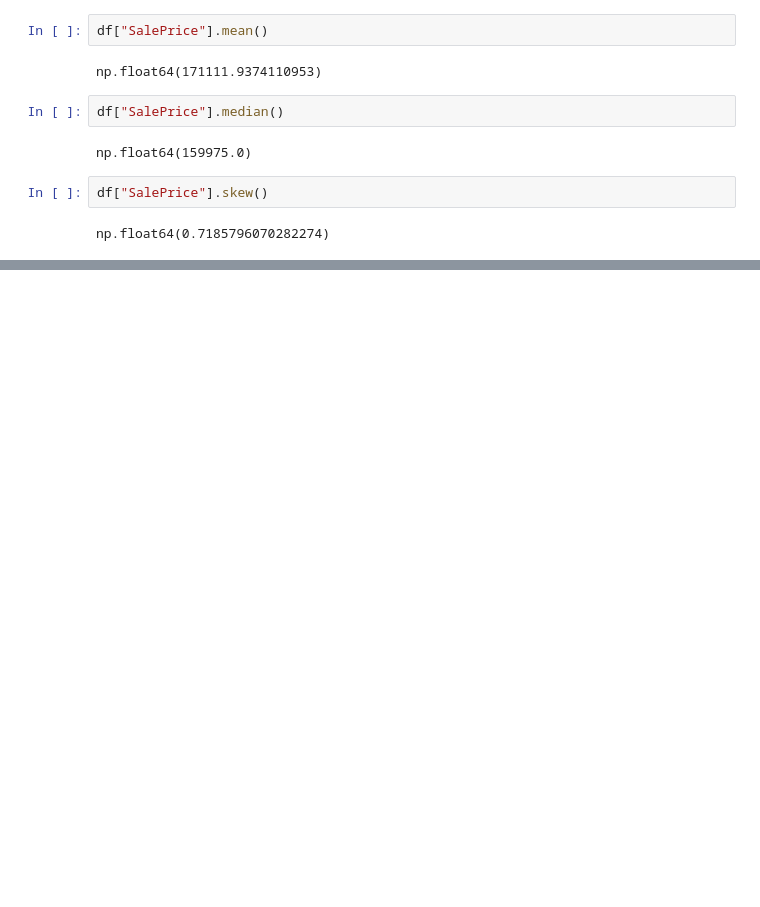
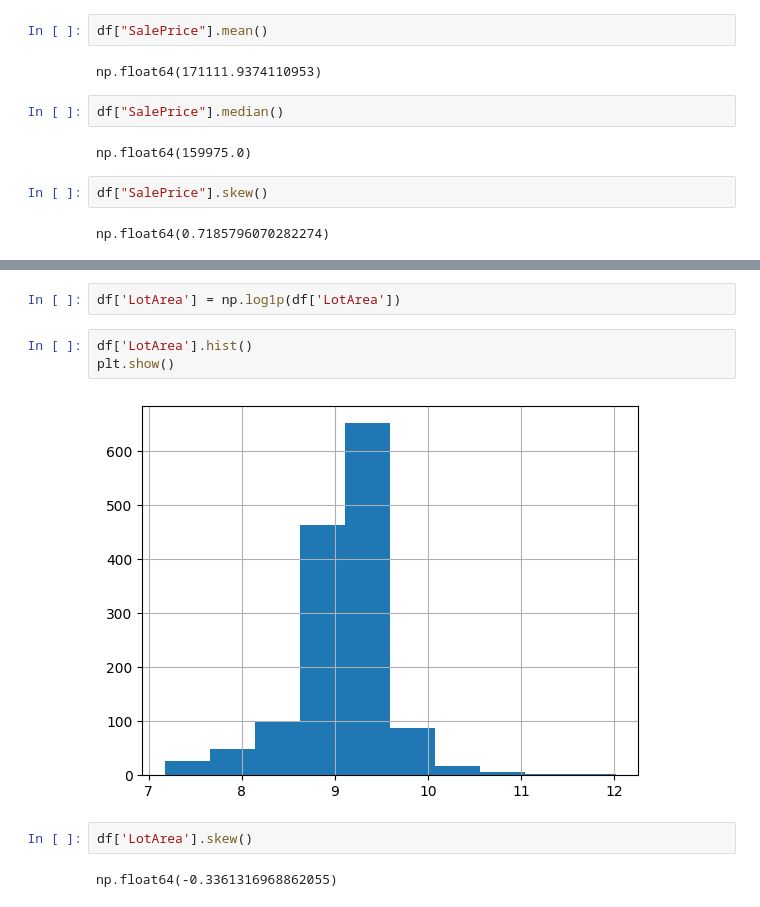
Before and after one commit to KashishNankani/house-price-prediction, a Jupyter notebook: exploration.ipynb, the cells around one changed output, grey strips where cells are left out. Cells and saved outputs as stored; diff of their text form; blank space fills up the shorter version.

```diff
--- a/exploration.ipynb
+++ b/exploration.ipynb
@@ -578,0 +704,11 @@ np.float64(0.7185796070282274)
+# %%
+df['LotArea'] = np.log1p(df['LotArea'])
+# %%
+df['LotArea'].hist()
+plt.show()
+# %% [output]
+[figure, added]
+# %%
+df['LotArea'].skew()
+# %% [output]
+np.float64(-0.3361316968862055)
```
Also changed, not shown: parts of 37 cells of this notebook.
